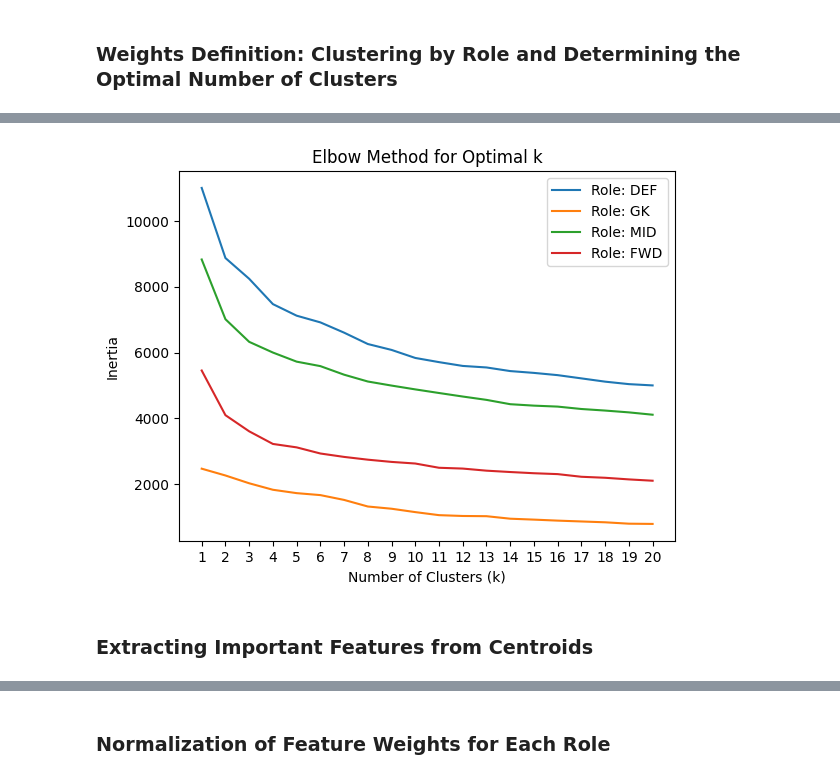
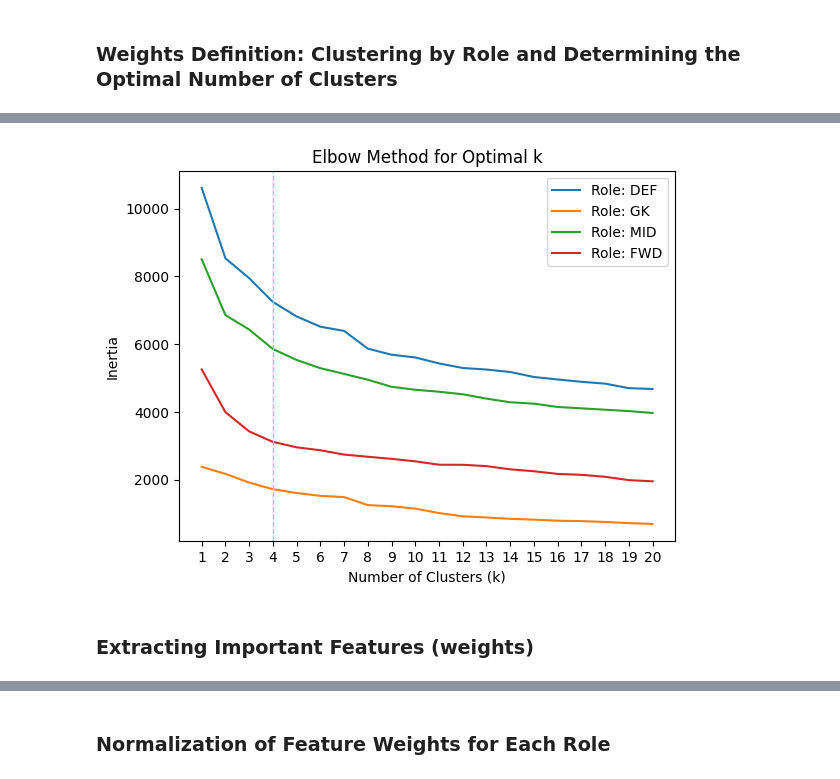
Before and after one commit to Manuele23/Parma-assignment, a Jupyter notebook: task2_ballon_dor/03_final_ranking.ipynb, the cells around one changed output, grey strips where cells are left out. Cells and saved outputs as stored; diff of their text form; code cells hidden in the pictures.

```diff
--- a/task2_ballon_dor/03_final_ranking.ipynb
+++ b/task2_ballon_dor/03_final_ranking.ipynb
@@ -227,20 +223,29 @@ Below, two different features are added: `finishing_delta_per90` and `finishing_
 
 The difference can indicate whether a player is outperforming or underperforming relative to the expected goals based on their chances.
 # %%
-# Compute finishing delta per90 and add it to the DataFrame
+# Compute finishing delta per90
 df_filtered["finishing_delta_per90"] = (
     df_filtered["goals_per90"].fillna(0) - df_filtered["xg_total_per90"].fillna(0)
-).round(2)
+)
 
-# Compute finishing delta and add it to the DataFrame
+# Compute finishing delta
 df_filtered["finishing_delta"] = (
     df_filtered["goals"].fillna(0) - df_filtered["xg_total"].fillna(0)
-).round(2)
+)
 
-# Display the updated DataFrame
-display(df_filtered[df_filtered["player_name"] == "Harry Kane"][["player_name", "goals", "xg_total", "finishing_delta_per90", "finishing_delta"]])
-display(df_filtered[df_filtered["player_name"] == "Luis Suárez"][["player_name", "goals", "xg_total", "finishing_delta_per90", "finishing_delta"]])
-display(df_filtered[df_filtered["player_name"] == "Gonzalo Higuaín"][["player_name", "goals", "xg_total", "finishing_delta_per90", "finishing_delta"]])
-display(df_filtered[df_filtered["player_name"] == "Robert Lewandowski"][["player_name", "goals", "xg_total", "finishing_delta_per90", "finishing_delta"]])
-display(df_filtered[df_filtered["player_name"] == "Zlatan Ibrahimović"][["player_name", "goals", "xg_total", "finishing_delta_per90", "finishing_delta"]])
+
+
+
+# Players of interest
+players = ["Harry Kane", "Luis Suárez", "Gonzalo Higuaín", "Robert Lewandowski", "Zlatan Ibrahimović"]
+
+# Columns to display
+cols = [
+    "player_name", "goals", "xg_total",
+    "goals_per90", "xg_total_per90",
+    "finishing_delta_per90", "finishing_delta"
+]
+
+# Display results
+display(df_filtered[df_filtered["player_name"].isin(players)][cols])
 # %% [output]
@@ -349,5 +356,7 @@ Lowest team_impact:
 Highest team_impact:
 |  | player_name | macro_role | minutes_played | avg_team_position | team_impact |
 | 444 | Wes Morgan | DEF | 3687 | 1.0 | 0.99841 |
+# %%
+df.drop(columns=["team_league_position","norm_minutes", "avg_team_position"], inplace=True)
 # %% [markdown]
 ## Per-90 Evaluation
@@ -356,13 +363,16 @@ Role-specific **per-90 indices** are computed to measure efficiency. This step i
 # %%
+# Complete metrics list for per-90 evaluation
+
 metrics_per90 = [
+
     # Scoring & Shooting
     "goals_per90", "xg_total_per90", "shots_on_target_per90",
-    "goal_contribution_per90", "finishing_delta_per90",
+    "finishing_delta_per90",
 
     # Passing & Creativity
     "assists_per90", "key_passes_per90",
     "passes_attempted_per90", "passes_completed_per90", "pass_accuracy",
-    "progressive_passes_per90", "crosses_per90", "switches",
+    "progressive_passes_per90", "crosses_per90",
 
     # Carrying & Dribbling
     "progressive_carries", "carries_to_penalty_area_per90", "carry_distance_total_per90",
@@ -377,11 +387,11 @@ metrics_per90 = [
     "gk_save_ratio", "gk_saves_per90", "gk_goals_conceded_per90",
 
     # Contextual impact
-    "team_impact"
+    "team_impact", "team_strength"
 ]
 # %%
 # Create a copy of the DataFrame to avoid changing the original data
-df_per90 = df.copy()
+df_per90 = df[metrics_per90 + ["player_name", "macro_role", "teams"]].copy()
 # %% [markdown]
 ### Weights Definition: Clustering by Role and Determining the Optimal Number of Clusters
 # %% [markdown]
@@ -404,34 +428,36 @@ def plot_elbow_method(df, metrics):
     # Loop through each role to find the optimal number of clusters
     for role in roles:
 
         # Filter data for each role
         role_data = df[df['macro_role'] == role][metrics]
 
         # Normalize the data
         scaler = StandardScaler()
         role_data_scaled = scaler.fit_transform(role_data)
 
         # Inertia for different values of k
         inertia = []
         for k in range(1, 21):  # Test values from 1 to 20 for k
             kmeans = KMeans(n_clusters=k, random_state=42)
             kmeans.fit(role_data_scaled)
             inertia.append(kmeans.inertia_)
 
         # Plot inertia to find the elbow point
         plt.plot(range(1, 21), inertia, label=f'Role: {role}')
 
+    # Plot to find the elbow point
     plt.xlabel('Number of Clusters (k)')
     plt.ylabel('Inertia')
     plt.title('Elbow Method for Optimal k')
     plt.xticks(range(1, 21))
     plt.legend()
+    plt.axvline(x=4, linestyle='--', label='Optimal k', color='skyblue', linewidth=1)
     plt.show()
 
 # Call the function to plot inertia for different roles
 plot_elbow_method(df_per90, metrics_per90)
 # %% [output]
-[figure, old version]
+[figure, new version]
 # %%
 # Function to perform clustering by role using the optimal k
 def cluster_by_role(df, metrics, k=4):
@@ -466,3 +493,3 @@ def cluster_by_role(df, metrics, k=4):
 df_with_clusters, role_weights = cluster_by_role(df_per90, metrics_per90, k=4)
 # %% [markdown]
-### Extracting Important Features from Centroids
+### Extracting Important Features (weights)
```
Also changed, not shown: parts of 32 cells of this notebook, 2 other files.
